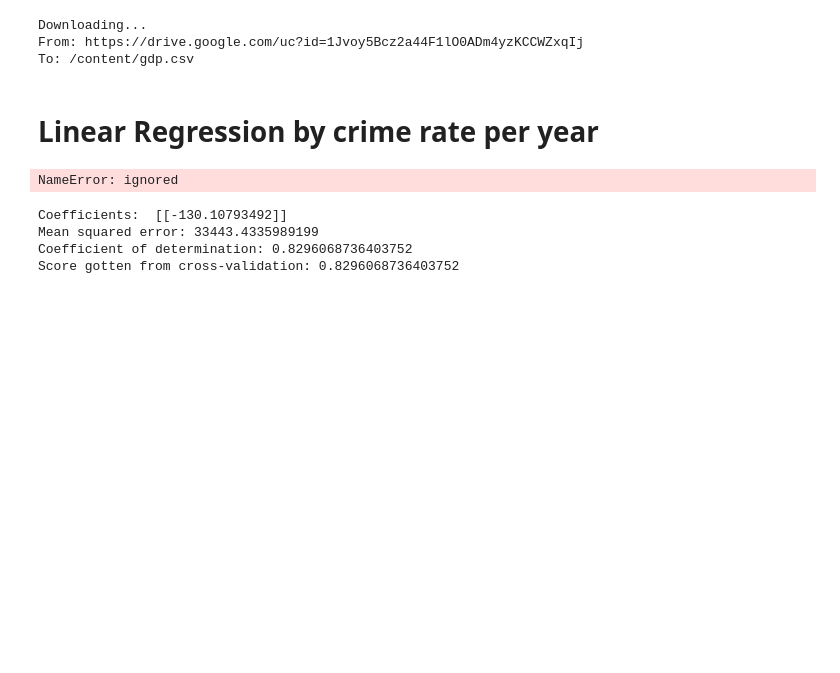
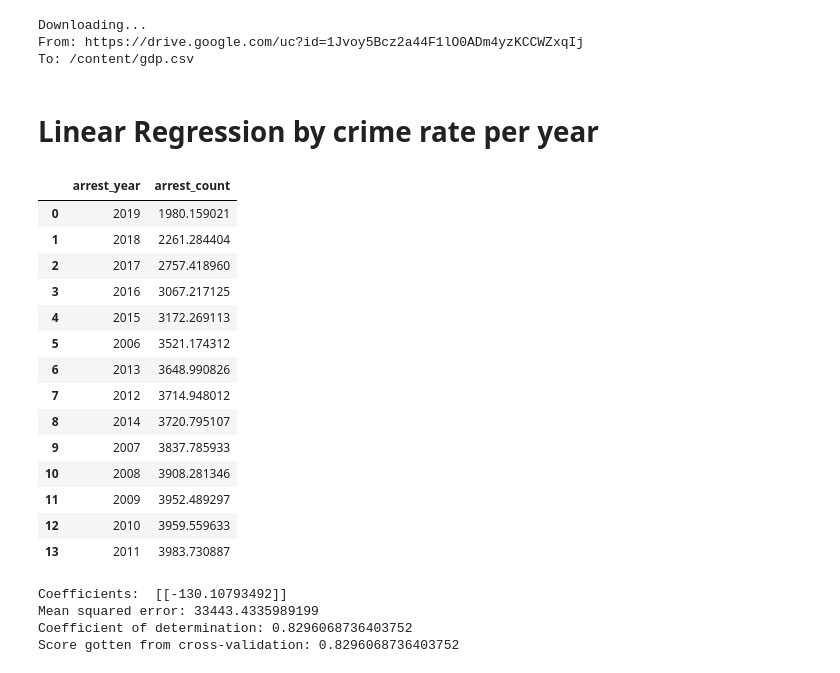
Before and after one commit to Gkimatov/CS-460, a Jupyter notebook: 460_Model.ipynb, the cells around one changed output. Saved outputs shown, nothing was run; the diff lists cells and outputs as text; code cells hidden in the pictures; blank space fills up the shorter version.

Commit message:
add arrest year

```diff
--- a/460_Model.ipynb
+++ b/460_Model.ipynb
@@ -42,14 +42,30 @@ from sklearn.model_selection import train_test_split
 from sklearn.metrics import mean_squared_error, r2_score
 import matplotlib.pyplot as plt
 # %%
+arrest_year = pd.to_datetime(df_clean['arrest_date']).dt.year
+
 # make a dataframe to have crime rate per year (# of arrests / # NYC population) * 100000)
 nyc_pop = 8175000 # according to 2010 census
 per_100k = 100000
 
 yearly_crime_rate = (((arrest_year.value_counts(ascending=True))/nyc_pop)*per_100k).rename_axis('arrest_year').reset_index(name='arrest_count')
 yearly_crime_rate
 # %% [output]
-NameError: ignored
+|  | arrest_year | arrest_count |
+| 0 | 2019 | 1980.159021 |
+| 1 | 2018 | 2261.284404 |
+| 2 | 2017 | 2757.418960 |
+| 3 | 2016 | 3067.217125 |
+| 4 | 2015 | 3172.269113 |
+| 5 | 2006 | 3521.174312 |
+| 6 | 2013 | 3648.990826 |
+| 7 | 2012 | 3714.948012 |
+| 8 | 2014 | 3720.795107 |
+| 9 | 2007 | 3837.785933 |
+| 10 | 2008 | 3908.281346 |
+| 11 | 2009 | 3952.489297 |
+| 12 | 2010 | 3959.559633 |
+| 13 | 2011 | 3983.730887 |
 # %%
 # get feature & target from dataframe
 feature = yearly_crime_rate[['arrest_year']]
```
Also changed, not shown: parts of 5 cells of this notebook.
